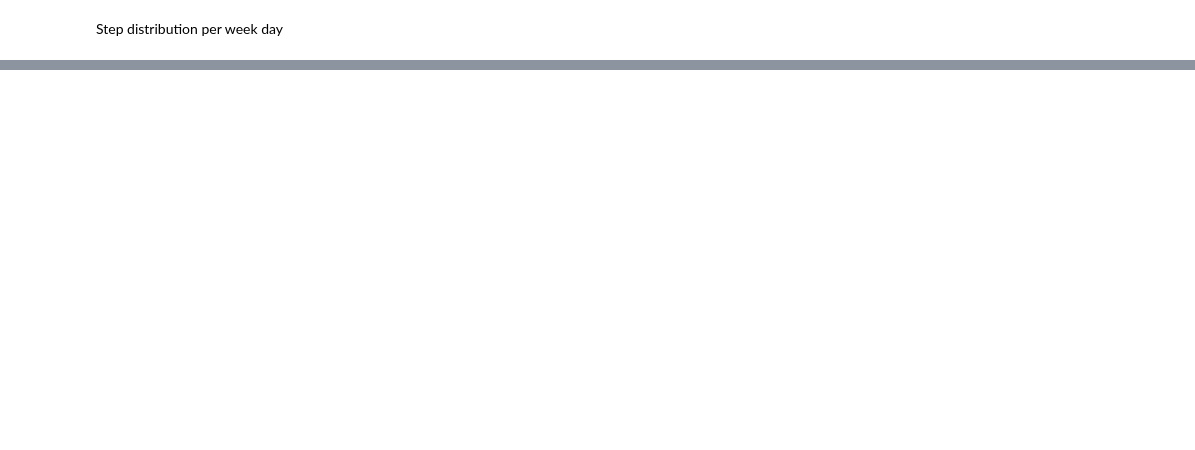
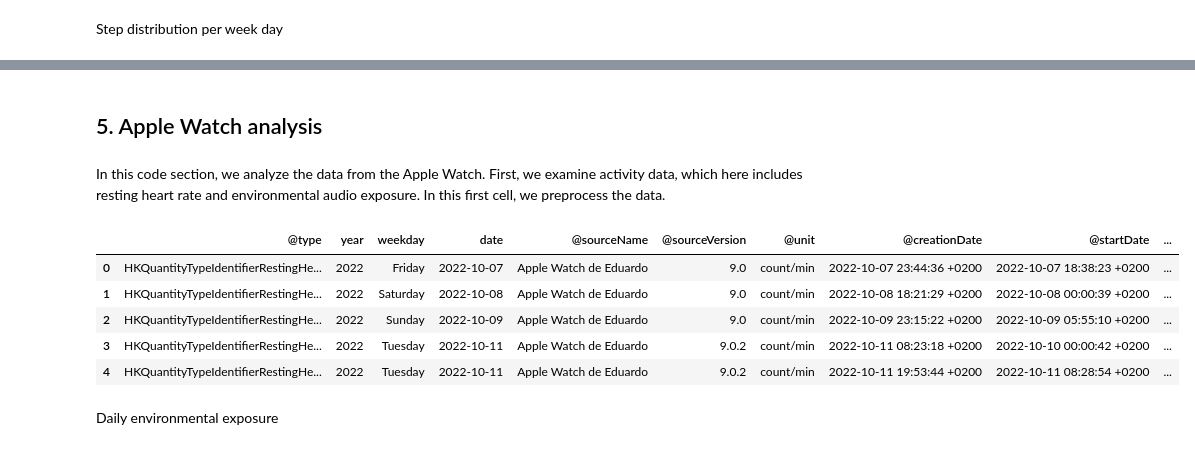
Before and after one commit to eduardovalero/Iphone-health-analytics, a Jupyter notebook: main.ipynb, the cells around one changed output, grey strips where cells are left out. Saved outputs shown, nothing was run; the diff lists cells and outputs as text; code cells hidden in the pictures; blank space fills up the shorter version.

```diff
--- a/main.ipynb
+++ b/main.ipynb
@@ -205,0 +209,33 @@ plot_distributions(df=df_iphone, group='year', metric='HKQuantityTypeIdentifierF
+# %% [markdown]
+## 5. Apple Watch analysis
+# %% [markdown]
+In this code section, we analyze the data from the Apple Watch. First, we examine activity data, which here includes resting heart rate and environmental audio exposure. In this first cell, we preprocess the data.
+# %%
+# Use only Apple Watch data and desired metrics
+metrics  = ['HKQuantityTypeIdentifier' + x for x in ['RestingHeartRate', 'EnvironmentalAudioExposure']]
+df_watch = df_records.copy().loc[df_records['@sourceName'].str.contains('Watch')]
+df_watch = df_records.copy().loc[(df_records['@type'].isin(metrics))].reset_index(drop=True)
+
+# Convert value column from string to numeric
+df_watch['@value'] = pd.to_numeric(arg=df_watch['@value'], downcast='integer')
+df_watch.rename(columns={'@value': 'value'}, inplace=True)
+
+# Create a date column
+date_col = df_watch['@creationDate'].apply(lambda x: datetime.strptime(x, '%Y-%m-%d %H:%M:%S %z').date())
+df_watch.insert(loc=1, column='date', value=date_col)
+
+# Create weekday and year column
+df_watch.insert(loc=1, column='year', value=df_watch['date'].apply(lambda x: x.year))
+df_watch.insert(loc=2, column='weekday', value=df_watch['date'].apply(lambda x: weekdays[x.weekday()]))
+
+# Show data
+df_watch.head()
+# %% [output]
+|  | @type | year | weekday | date | @sourceName | @sourceVersion | @unit | @creationDate | @startDate | ... |
+| 0 | HKQuantityTypeIdentifierRestingHe... | 2022 | Friday | 2022-10-07 | Apple Watch de Eduardo | 9.0 | count/min | 2022-10-07 23:44:36 +0200 | 2022-10-07 18:38:23 +0200 | ... |
+| 1 | HKQuantityTypeIdentifierRestingHe... | 2022 | Saturday | 2022-10-08 | Apple Watch de Eduardo | 9.0 | count/min | 2022-10-08 18:21:29 +0200 | 2022-10-08 00:00:39 +0200 | ... |
+| 2 | HKQuantityTypeIdentifierRestingHe... | 2022 | Sunday | 2022-10-09 | Apple Watch de Eduardo | 9.0 | count/min | 2022-10-09 23:15:22 +0200 | 2022-10-09 05:55:10 +0200 | ... |
+| 3 | HKQuantityTypeIdentifierRestingHe... | 2022 | Tuesday | 2022-10-11 | Apple Watch de Eduardo | 9.0.2 | count/min | 2022-10-11 08:23:18 +0200 | 2022-10-10 00:00:42 +0200 | ... |
+| 4 | HKQuantityTypeIdentifierRestingHe... | 2022 | Tuesday | 2022-10-11 | Apple Watch de Eduardo | 9.0.2 | count/min | 2022-10-11 19:53:44 +0200 | 2022-10-11 08:28:54 +0200 | ... |
+# %% [markdown]
+Daily environmental exposure
```
Also changed, not shown: parts of 25 cells of this notebook.
